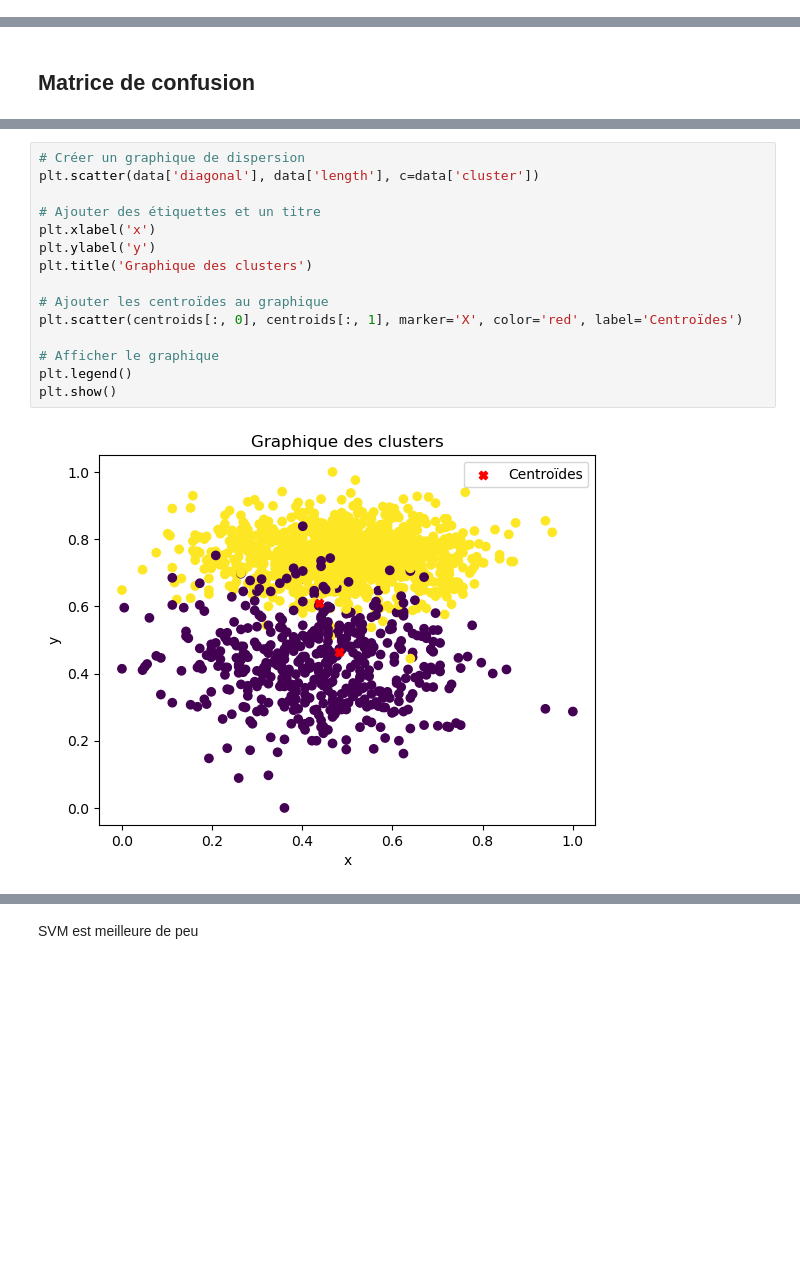
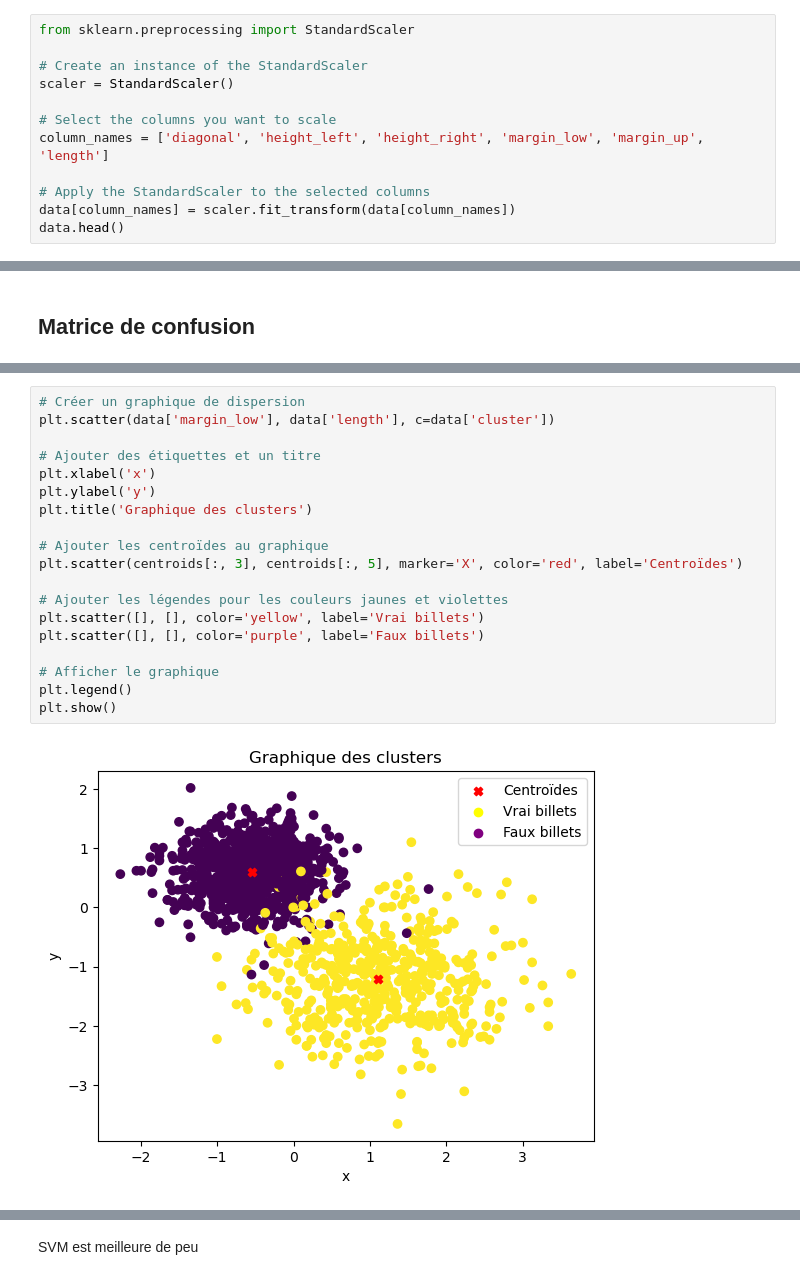
Before and after one commit to AntoineJBQ/P10, a Jupyter notebook: NOTEBOOK/projet10.ipynb, the cells around one changed output, grey strips where cells are left out. Saved outputs shown, nothing was run; the diff lists cells and outputs as text; blank space fills up the shorter version.

Commit message:
ajout graphique avec point test et centroid, modif Kmeans, ajout definittion modèle t edescription, ajout sommaire, suppresion de la distribution superflue

```diff
--- a/NOTEBOOK/projet10.ipynb
+++ b/NOTEBOOK/projet10.ipynb
@@ -105,0 +130,12 @@ data[column_names] = scaler.fit_transform(data[column_names])
+# %%
+from sklearn.preprocessing import StandardScaler
+
+# Create an instance of the StandardScaler
+scaler = StandardScaler()
+
+# Select the columns you want to scale
+column_names = ['diagonal', 'height_left', 'height_right', 'margin_low', 'margin_up', 'length']
+
+# Apply the StandardScaler to the selected columns
+data[column_names] = scaler.fit_transform(data[column_names])
+data.head()
@@ -801,18 +841,22 @@ array([[0.43616956, 0.60865082, 0.6252177 , 0.57185665, 0.65857347,
 # %%
 # Créer un graphique de dispersion
-plt.scatter(data['diagonal'], data['length'], c=data['cluster'])
+plt.scatter(data['margin_low'], data['length'], c=data['cluster'])
 
 # Ajouter des étiquettes et un titre
 plt.xlabel('x')
 plt.ylabel('y')
 plt.title('Graphique des clusters')
 
 # Ajouter les centroïdes au graphique
-plt.scatter(centroids[:, 0], centroids[:, 1], marker='X', color='red', label='Centroïdes')
+plt.scatter(centroids[:, 3], centroids[:, 5], marker='X', color='red', label='Centroïdes')
+
+# Ajouter les légendes pour les couleurs jaunes et violettes
+plt.scatter([], [], color='yellow', label='Vrai billets')
+plt.scatter([], [], color='purple', label='Faux billets')
 
 # Afficher le graphique
 plt.legend()
 plt.show()
 # %% [output]
-[figure, old version]
+[figure, new version]
 # %% [markdown]
```
Also changed, not shown: parts of 87 cells of this notebook, 1 other file.
